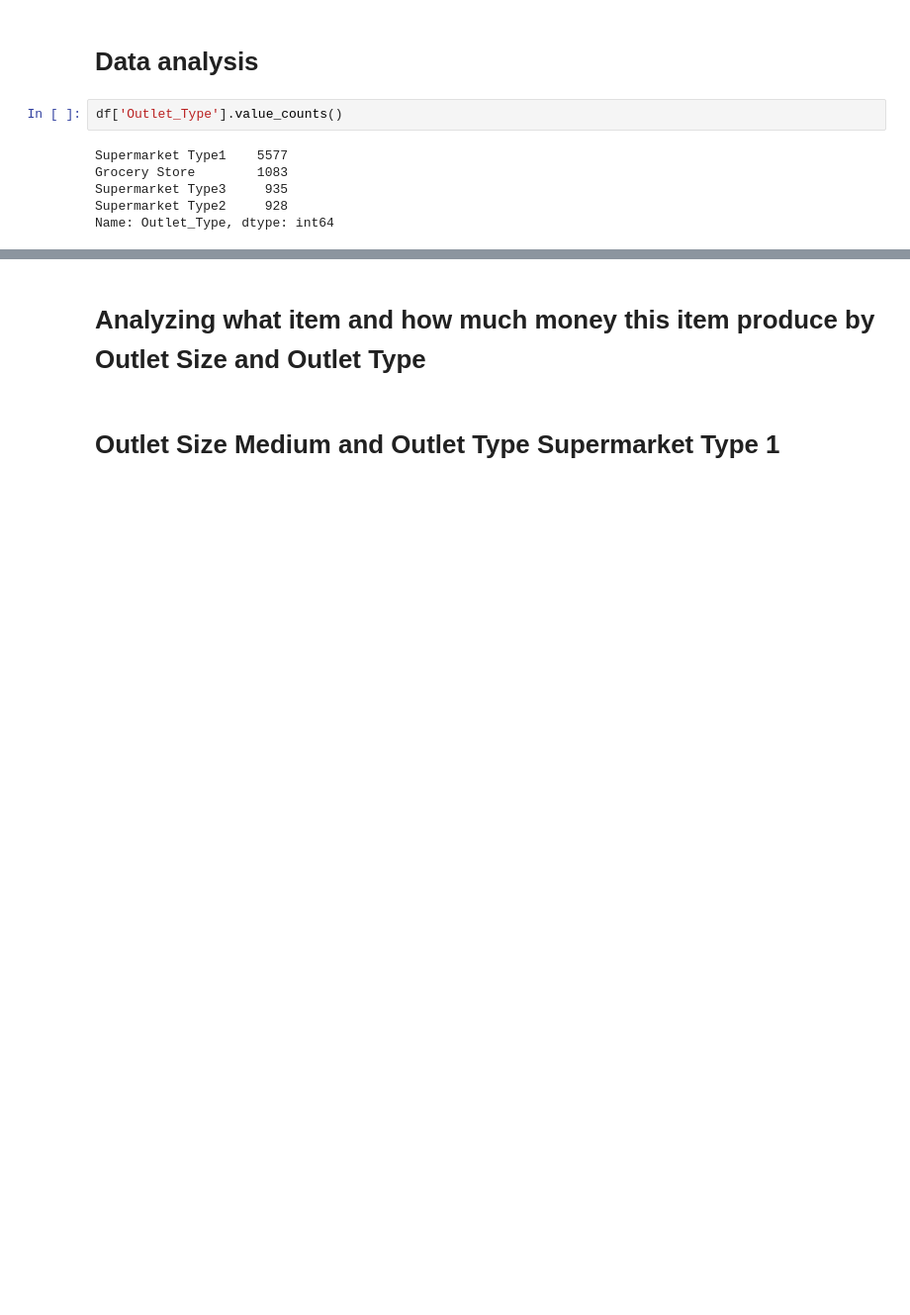
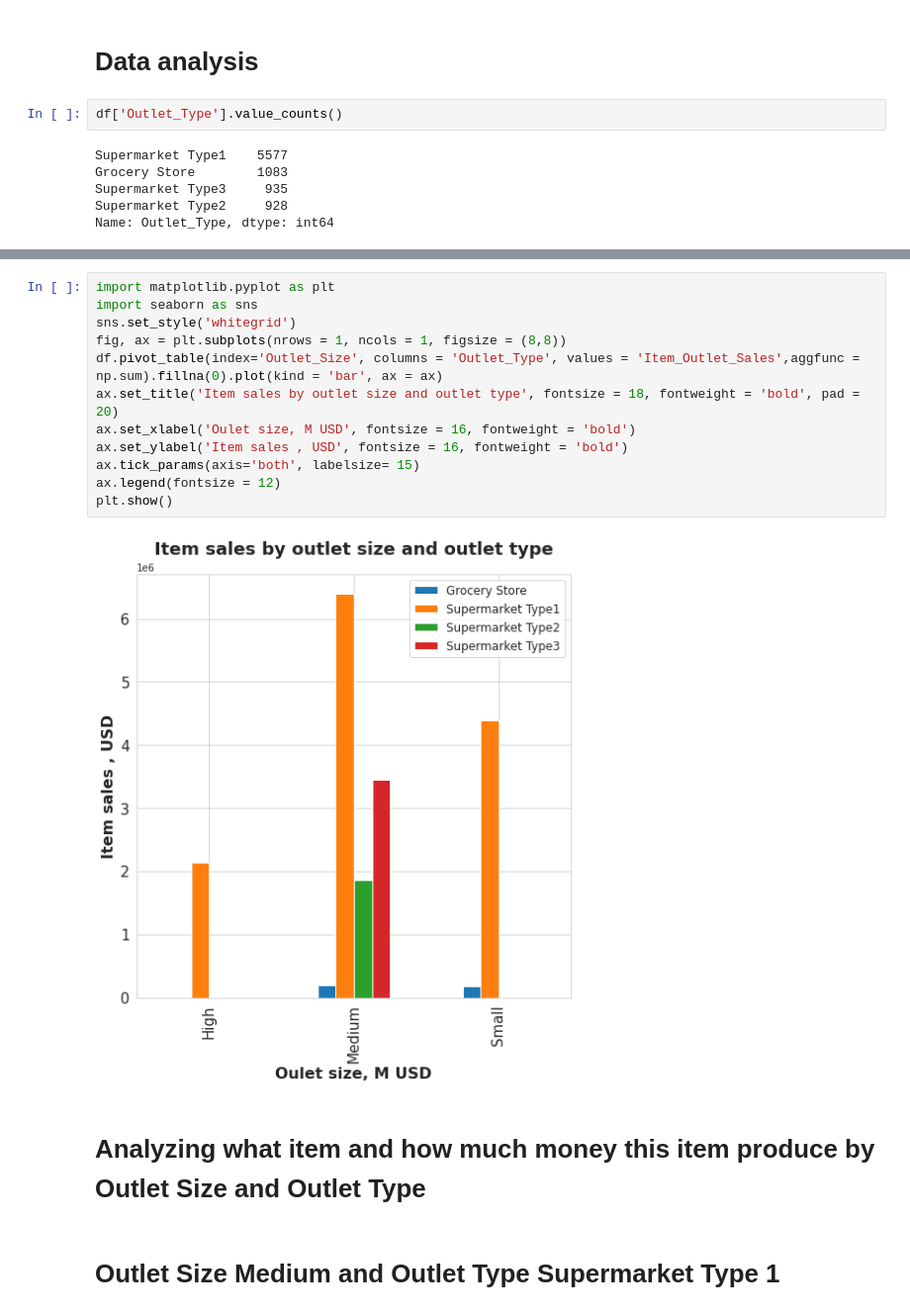
Before and after one commit to WilliamMejiaG/sales-predictions, a Jupyter notebook: Sales_predictions.ipynb, the cells around one changed output, grey strips where cells are left out. Shown: that part at 99% size. Cells and saved outputs as stored; diff of their text form; blank space fills up the shorter version.

```diff
--- a/Sales_predictions.ipynb
+++ b/Sales_predictions.ipynb
@@ -207,3 +236,17 @@ Name: Item_Outlet_Sales, dtype: float64
+# %%
+import matplotlib.pyplot as plt
+import seaborn as sns
+sns.set_style('whitegrid')
+fig, ax = plt.subplots(nrows = 1, ncols = 1, figsize = (8,8))
+df.pivot_table(index='Outlet_Size', columns = 'Outlet_Type', values = 'Item_Outlet_Sales',aggfunc = np.sum).fillna(0).plot(kind = 'bar', ax = ax)
+ax.set_title('Item sales by outlet size and outlet type', fontsize = 18, fontweight = 'bold', pad = 20)
+ax.set_xlabel('Oulet size, M USD', fontsize = 16, fontweight = 'bold')
+ax.set_ylabel('Item sales , USD', fontsize = 16, fontweight = 'bold')
+ax.tick_params(axis='both', labelsize= 15)
+ax.legend(fontsize = 12)
+plt.show()
+# %% [output]
+[figure, added]
 # %% [markdown]
 # Analyzing what item and how much money this item produce by Outlet Size and Outlet Type
 # %% [markdown]
```
Also changed, not shown: parts of 6 cells of this notebook.
